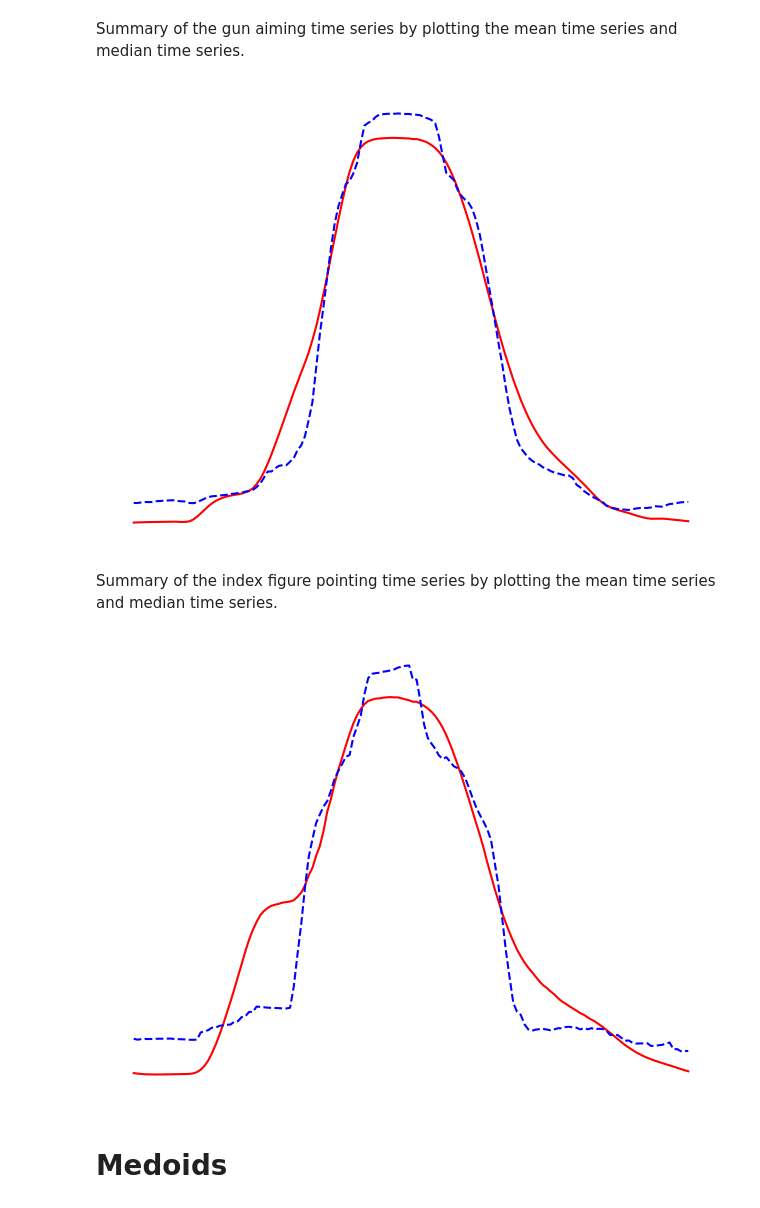
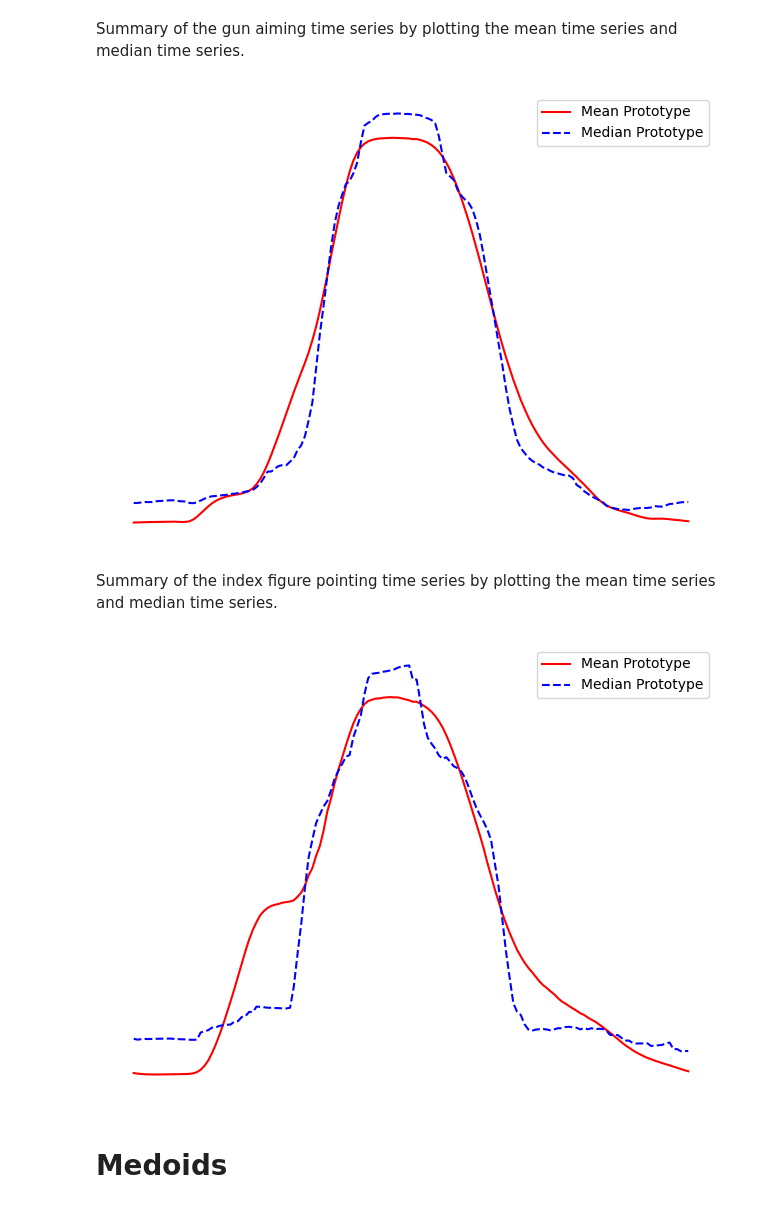
Before and after one commit to colemanyu/k-scaling-factor-dtw, a Jupyter notebook: code/04_visualize_GunPoint.ipynb, the cells around one changed output. Saved outputs shown, nothing was run; the diff lists cells and outputs as text; code cells hidden in the pictures.

```diff
--- a/code/04_visualize_GunPoint.ipynb
+++ b/code/04_visualize_GunPoint.ipynb
@@ -46,23 +46,23 @@ Summary of the gun aiming time series by plotting the mean time series and media
 # %%
 # gun
 # Compute the mean time series
 prototype_mean = np.mean(X_test[y_test == 1], axis=0)
 # Compute the median time series
 median_prototype = np.median(X_test[y_test == 1], axis=0)
 
 # Plot the mean prototype
 plt.plot(prototype_mean, label="Mean Prototype", color="red")
 # Plot the median prototype
 plt.plot(median_prototype, label="Median Prototype", color="blue", linestyle="--")
 # plt.title("Idealized Prototype")
 plt.xlabel("Time Step")
 plt.ylabel("Value")
-# plt.legend()
+plt.legend()
 plt.axis("off")
 plt.tight_layout()
 plt.show()
 # %% [output]
-[figure, old version]
+[figure, new version]
 # %% [markdown]
 Summary of the index figure pointing time series by plotting the mean time series and median time series.
 # %%
@@ -79,12 +79,12 @@ plt.plot(median_prototype, label="Median Prototype", color="blue", linestyle="--
 # plt.title("Idealized Prototype")
 plt.xlabel("Time Step")
 plt.ylabel("Value")
-# plt.legend()
+plt.legend()
 plt.axis("off")
 plt.tight_layout()
 plt.show()
 # %% [output]
-[figure, old version]
+[figure, new version]
 # %% [markdown]
 # Medoids
 # %%
```
Also changed, not shown: parts of 7 cells of this notebook.
